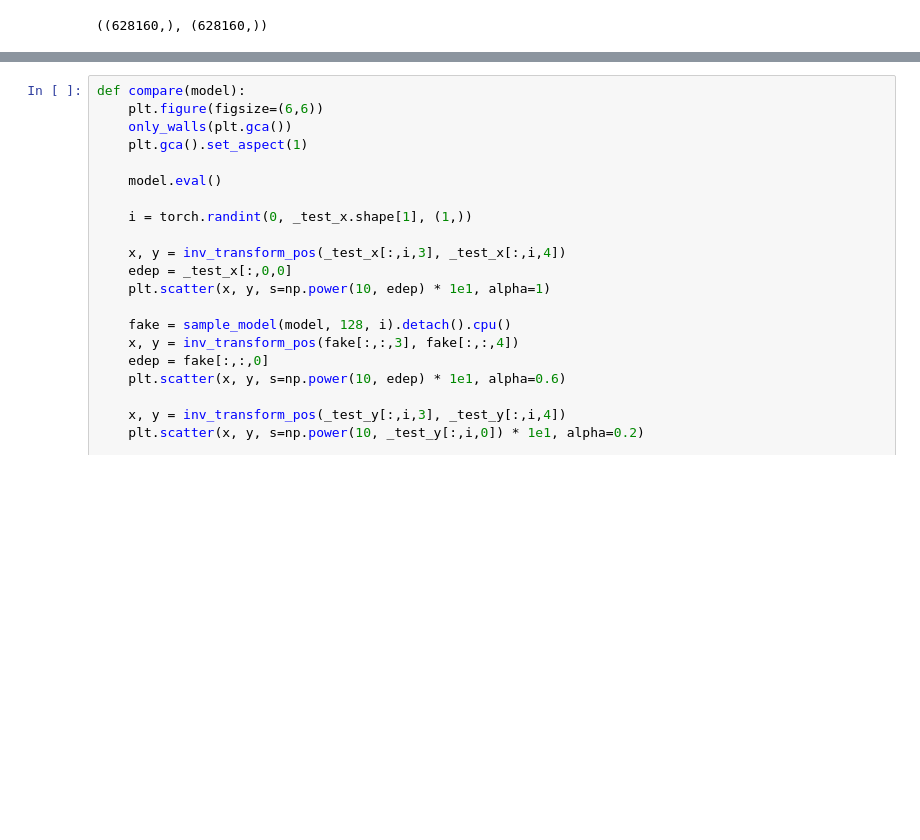
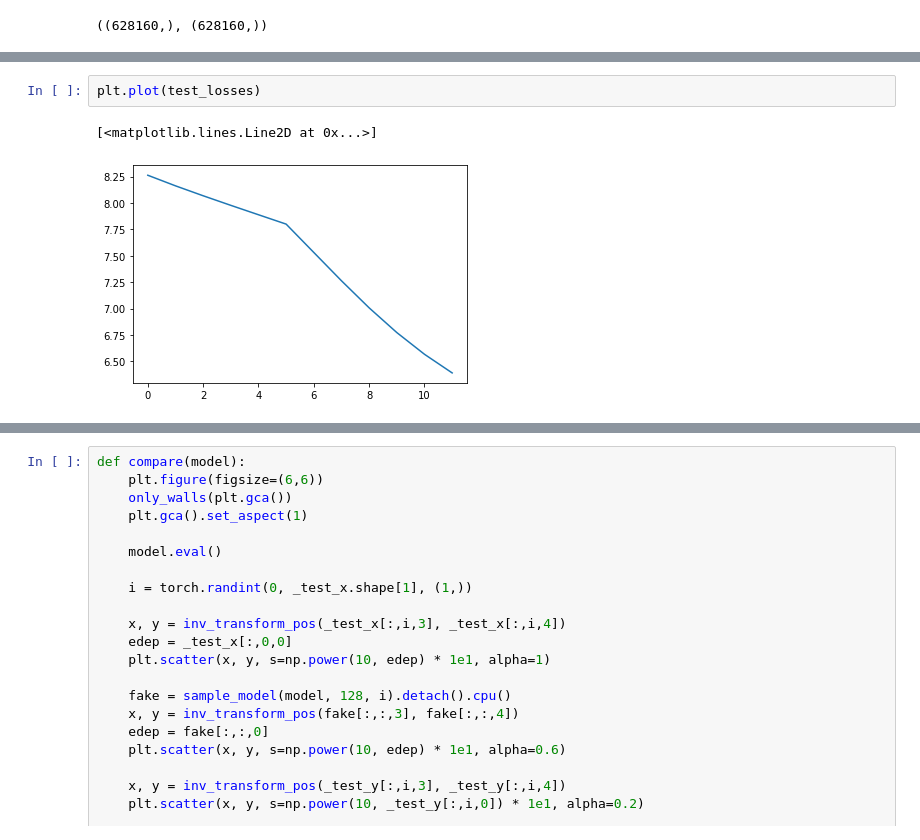
Before and after one commit to mdubouch/noise-gan, a Jupyter notebook: noise_info.ipynb, the cells around one changed output, grey strips where cells are left out. Drawn from its saved outputs; the diff is of its cells as text; blank space fills up the shorter version.

```diff
--- a/noise_info.ipynb
+++ b/noise_info.ipynb
@@ -447,0 +468,5 @@ epoch: 0  progress: 0.226655  train loss: 0.220167
+# %%
+plt.plot(test_losses)
+# %% [output]
+[<matplotlib.lines.Line2D at 0x...>]
+[figure, added]
```
Also changed, not shown: parts of 18 cells of this notebook.
